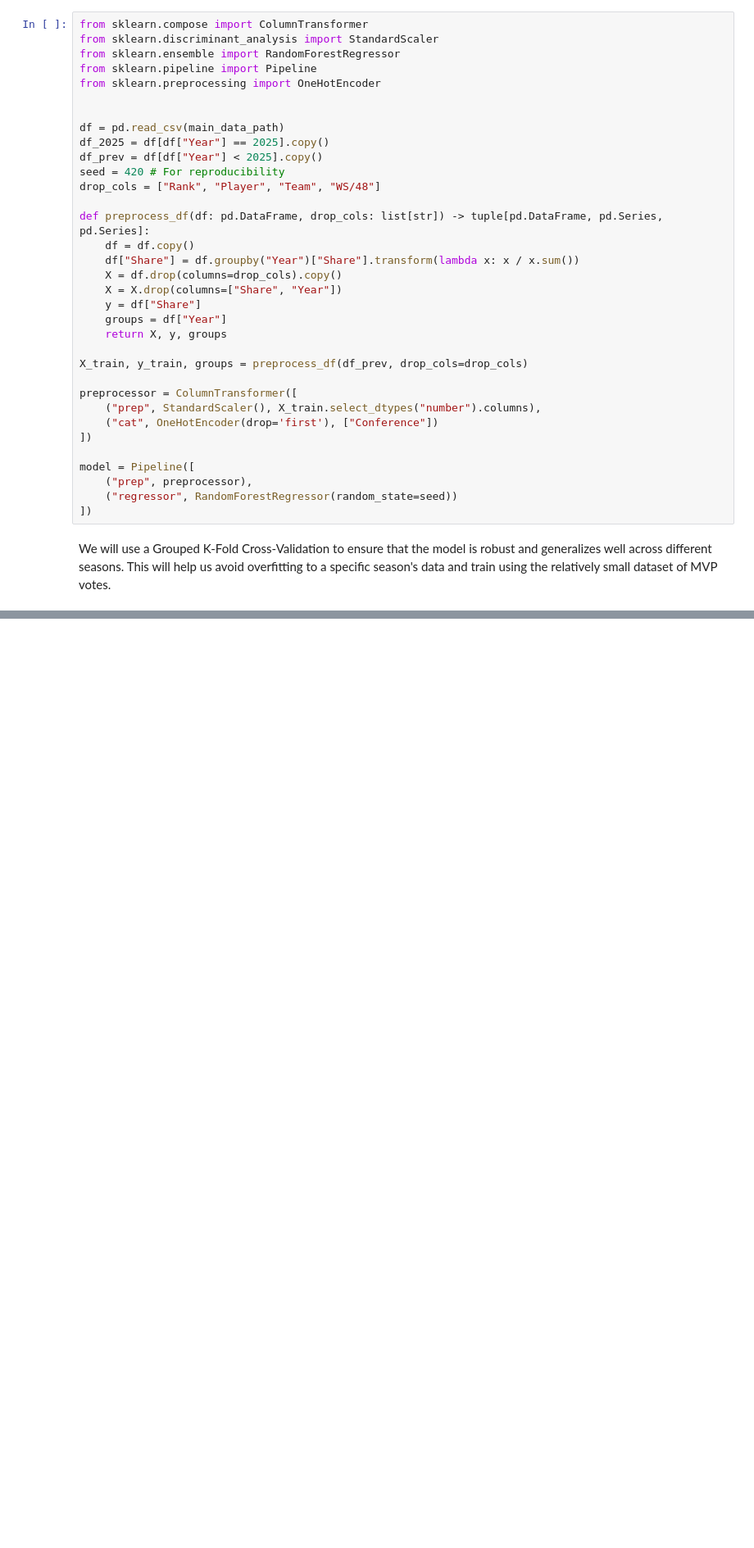
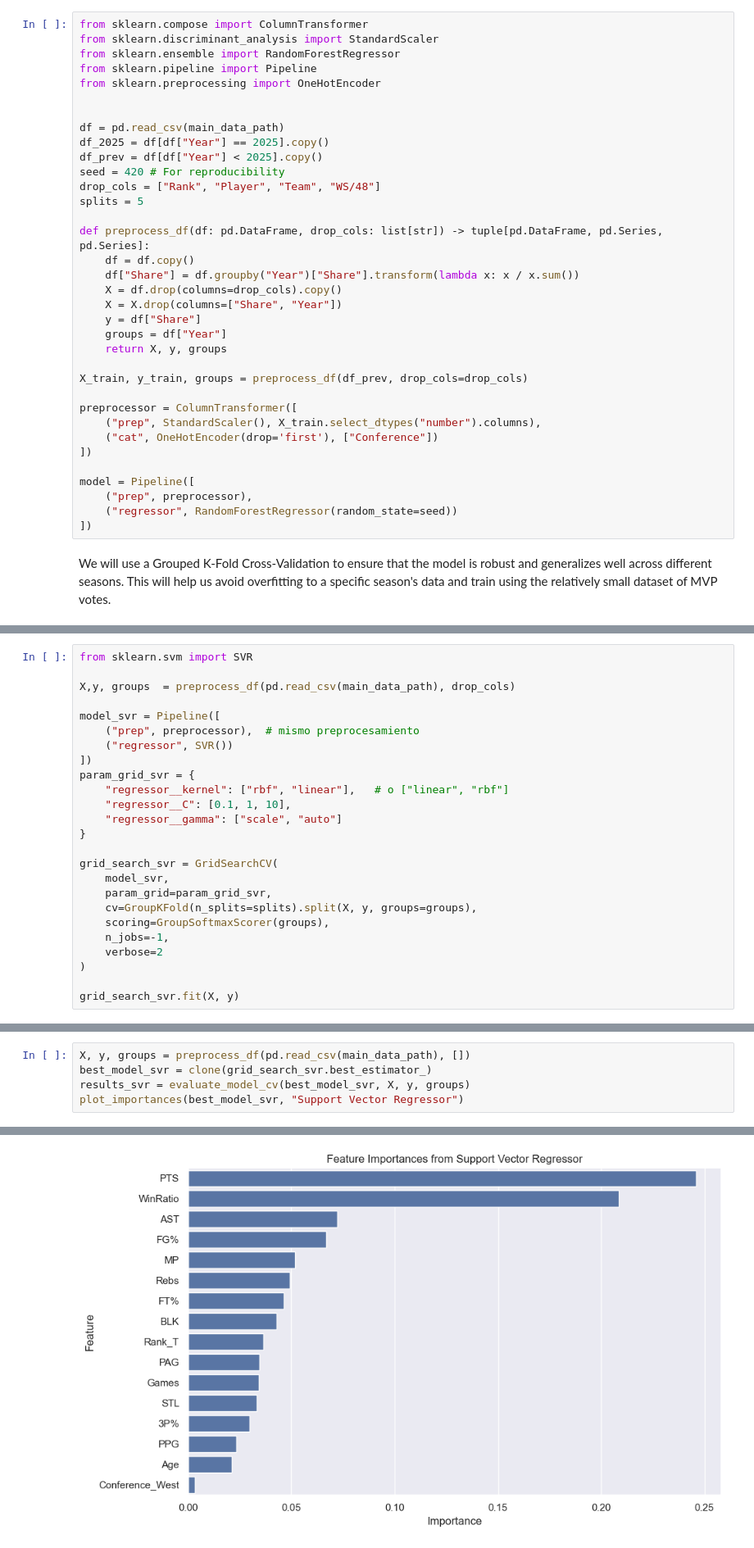
Before and after one commit to valevil27/nba-mvp-analysis, a Jupyter notebook: main.ipynb, the cells around one changed output, grey strips where cells are left out. Shown at 82% size. Cells and saved outputs as stored; diff of their text form; blank space fills up the shorter version.

```diff
--- a/main.ipynb
+++ b/main.ipynb
@@ -490,6 +492,7 @@ df_2025 = df[df["Year"] == 2025].copy()
 df_prev = df[df["Year"] < 2025].copy()
 seed = 420 # For reproducibility
 drop_cols = ["Rank", "Player", "Team", "WS/48"]
+splits = 5
 
 def preprocess_df(df: pd.DataFrame, drop_cols: list[str]) -> tuple[pd.DataFrame, pd.Series, pd.Series]:
     df = df.copy()
@@ -697,0 +828,25 @@ plt.show()
+# %%
+from sklearn.svm import SVR
+
+X,y, groups  = preprocess_df(pd.read_csv(main_data_path), drop_cols)
+
+model_svr = Pipeline([
+    ("prep", preprocessor),  # mismo preprocesamiento
+    ("regressor", SVR())
+])
+param_grid_svr = {
+    "regressor__kernel": ["rbf", "linear"],   # o ["linear", "rbf"]
+    "regressor__C": [0.1, 1, 10],
+    "regressor__gamma": ["scale", "auto"]
+}
+
+grid_search_svr = GridSearchCV(
+    model_svr,
+    param_grid=param_grid_svr,
+    cv=GroupKFold(n_splits=splits).split(X, y, groups=groups),
+    scoring=GroupSoftmaxScorer(groups),
+    n_jobs=-1,
+    verbose=2
+)
+
+grid_search_svr.fit(X, y)
@@ -697,0 +888,6 @@ plt.show()
+# %%
+X, y, groups = preprocess_df(pd.read_csv(main_data_path), [])
+best_model_svr = clone(grid_search_svr.best_estimator_)
+results_svr = evaluate_model_cv(best_model_svr, X, y, groups)
+plot_importances(best_model_svr, "Support Vector Regressor")
+# %% [output]
@@ -697,0 +896 @@ plt.show()
+[figure, added]
```
Also changed, not shown: parts of 17 cells of this notebook, 3 other files.
